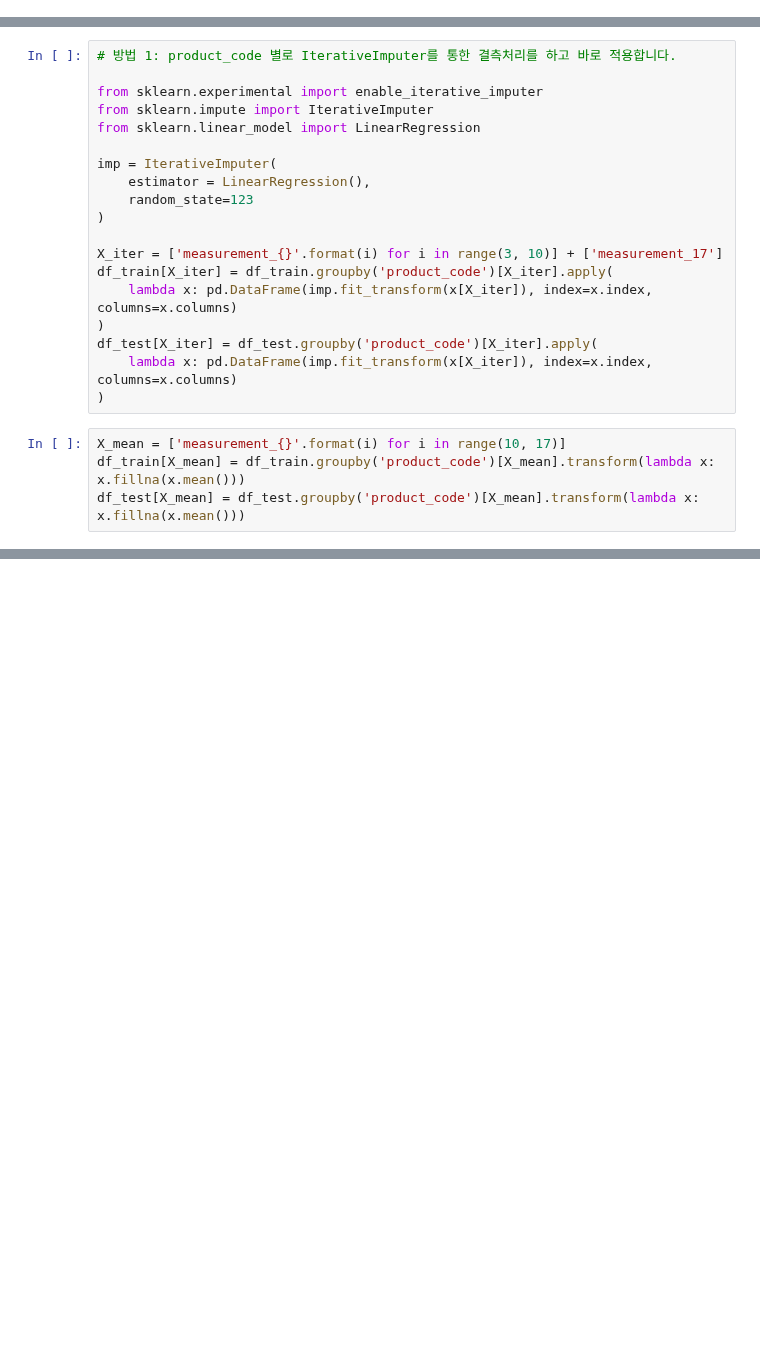
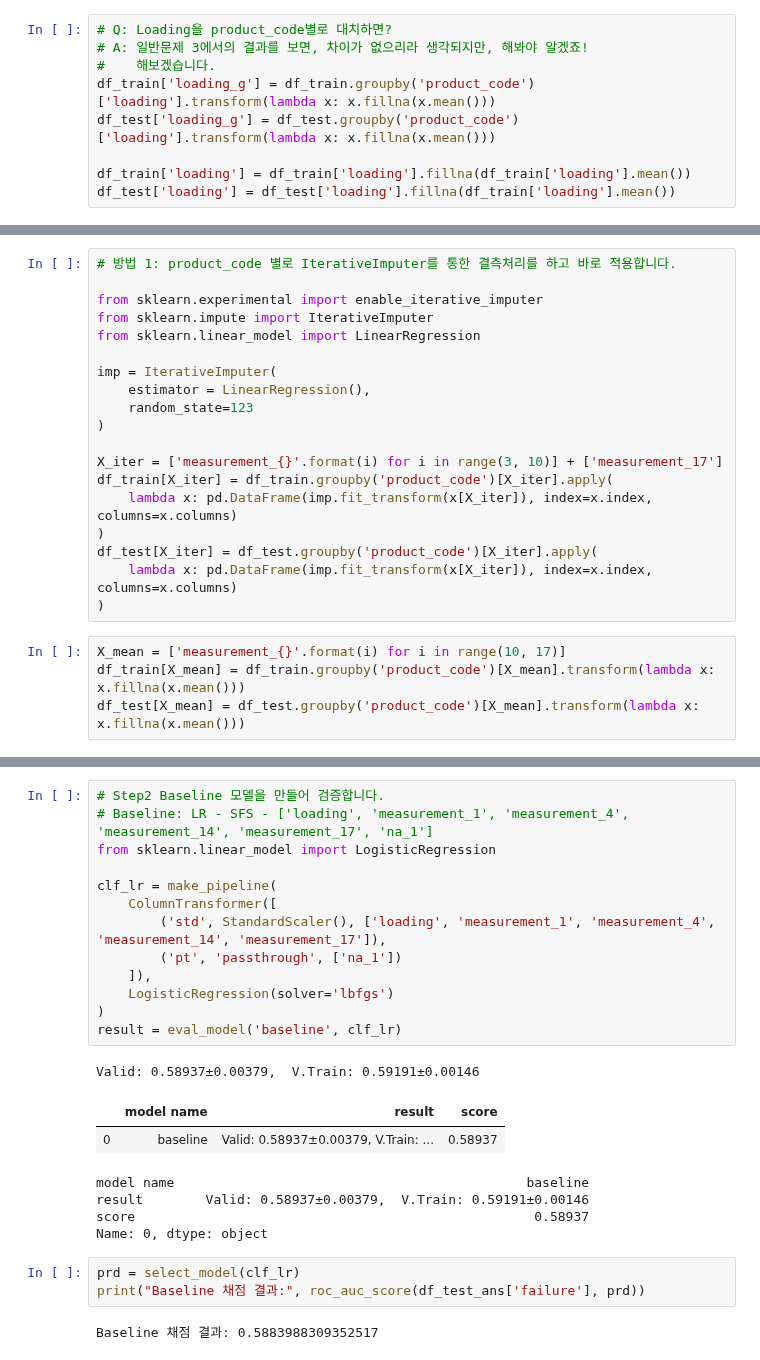
Before and after one commit to sunkusun9/DS_lv3_2404_2, a Jupyter notebook: sec_ds_lv3_prob1_kaggle.ipynb, the cells around one changed output, grey strips where cells are left out. Drawn from its saved outputs; the diff is of its cells as text; blank space fills up the shorter version.

```diff
--- a/sec_ds_lv3_prob1_kaggle.ipynb
+++ b/sec_ds_lv3_prob1_kaggle.ipynb
@@ -59,3 +56,12 @@ df_test['loading'] = df_test['loading'].fillna(df_train['loading'].mean())
+# %%
+# Q: Loading을 product_code별로 대치하면?
+# A: 일반문제 3에서의 결과를 보면, 차이가 없으리라 생각되지만, 해봐야 알겠죠!
+#    해보겠습니다.
+df_train['loading_g'] = df_train.groupby('product_code')['loading'].transform(lambda x: x.fillna(x.mean()))
+df_test['loading_g'] = df_test.groupby('product_code')['loading'].transform(lambda x: x.fillna(x.mean()))
+
+df_train['loading'] = df_train['loading'].fillna(df_train['loading'].mean())
+df_test['loading'] = df_test['loading'].fillna(df_train['loading'].mean())
 # %%
 df_train['product_code'].value_counts()
 # %% [output]
@@ -130,0 +196,26 @@ result
+# %%
+# Step2 Baseline 모델을 만들어 검증합니다.
+# Baseline: LR - SFS - ['loading', 'measurement_1', 'measurement_4', 'measurement_14', 'measurement_17', 'na_1']
+from sklearn.linear_model import LogisticRegression
+
+clf_lr = make_pipeline(
+    ColumnTransformer([
+        ('std', StandardScaler(), ['loading', 'measurement_1', 'measurement_4', 'measurement_14', 'measurement_17']),
+        ('pt', 'passthrough', ['na_1'])
+    ]),
+    LogisticRegression(solver='lbfgs')
+)
+result = eval_model('baseline', clf_lr)
+# %% [output]
+Valid: 0.58937±0.00379,  V.Train: 0.59191±0.00146
+|  | model name | result | score |
+| 0 | baseline | Valid: 0.58937±0.00379, V.Train: ... | 0.58937 |
+model name                                             baseline
+result        Valid: 0.58937±0.00379,  V.Train: 0.59191±0.00146
+score                                                   0.58937
+Name: 0, dtype: object
+# %%
+prd = select_model(clf_lr)
+print("Baseline 채점 결과:", roc_auc_score(df_test_ans['failure'], prd))
+# %% [output]
+Baseline 채점 결과: 0.5883988309352517
```
Also changed, not shown: parts of 25 cells of this notebook.
